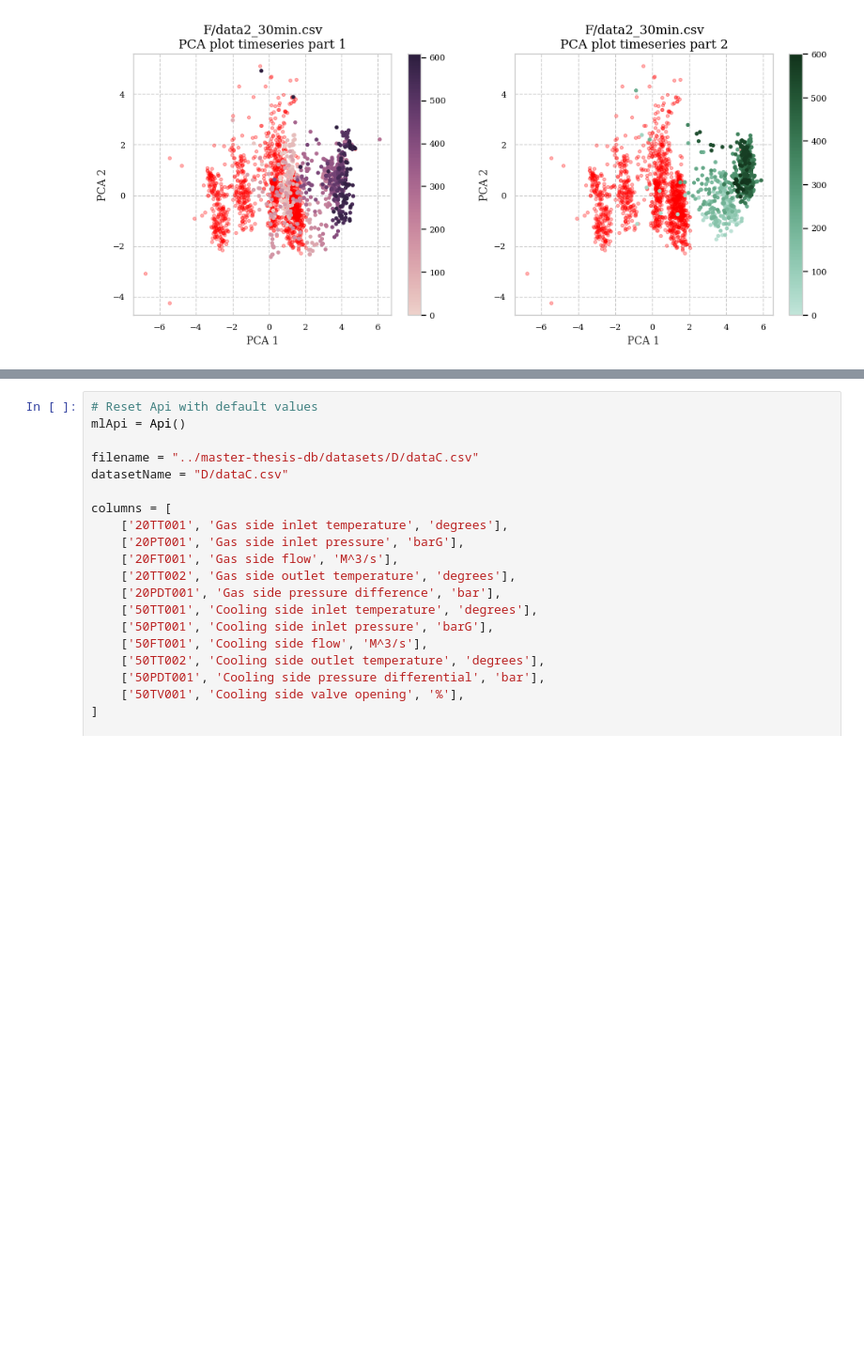
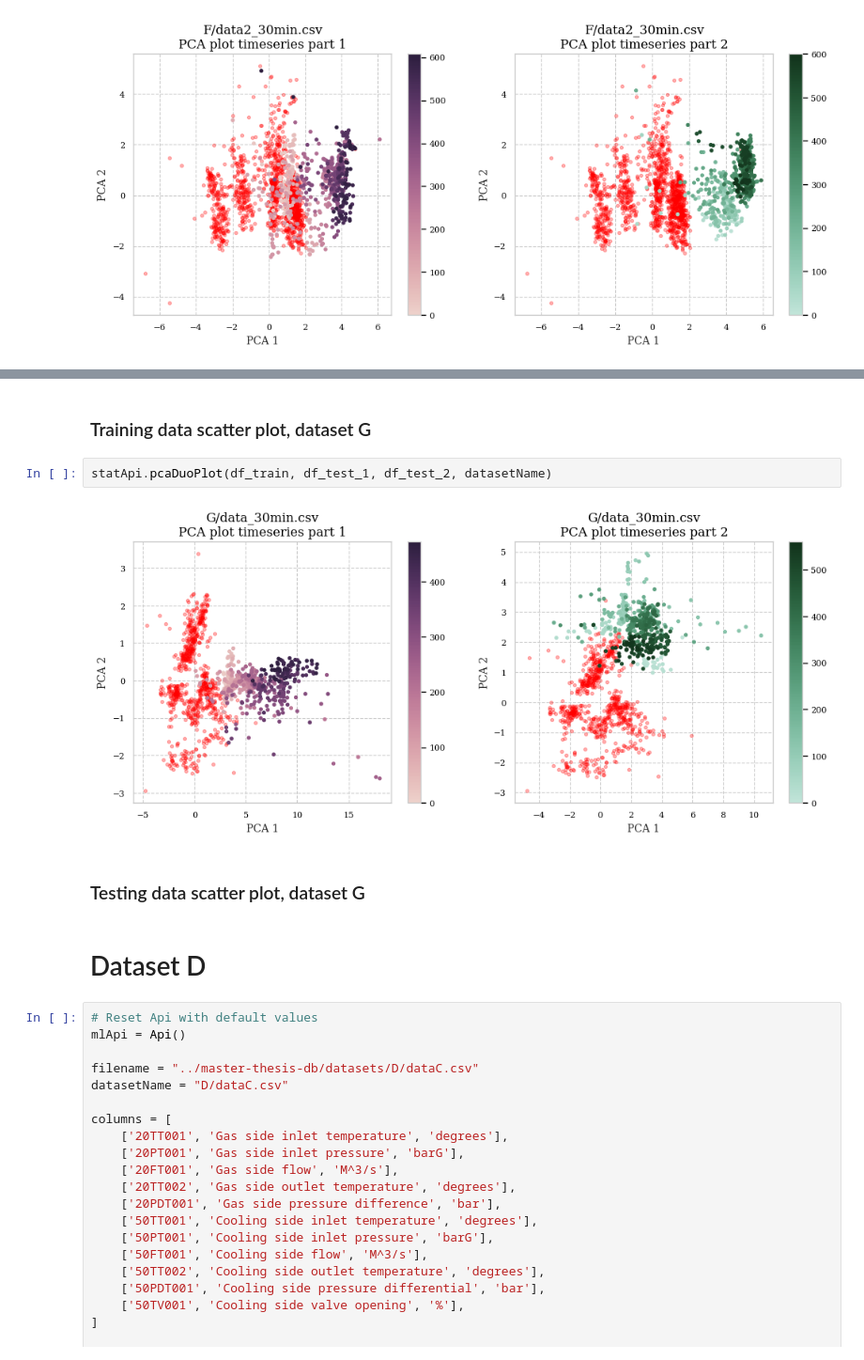
Before and after one commit to hermanwh/master-thesis, a Jupyter notebook: example_pca_duo_plot.ipynb, the cells around one changed output, grey strips where cells are left out. Shown: that part at 94% size. Saved outputs shown, nothing was run; the diff lists cells and outputs as text; blank space fills up the shorter version.

```diff
--- a/example_pca_duo_plot.ipynb
+++ b/example_pca_duo_plot.ipynb
@@ -130,3 +212,13 @@ This trend could be interpreted as gradual fouling in the heat exchanger, althou
+# %% [markdown]
+### Training data scatter plot, dataset G
+# %%
+statApi.pcaDuoPlot(df_train, df_test_1, df_test_2, datasetName)
+# %% [output]
+[figure, added]
+# %% [markdown]
+### Testing data scatter plot, dataset G
+# %% [markdown]
+# Dataset D
 # %%
 # Reset Api with default values
 mlApi = Api()
```
Also changed, not shown: parts of 5 cells of this notebook, 3 other files.
